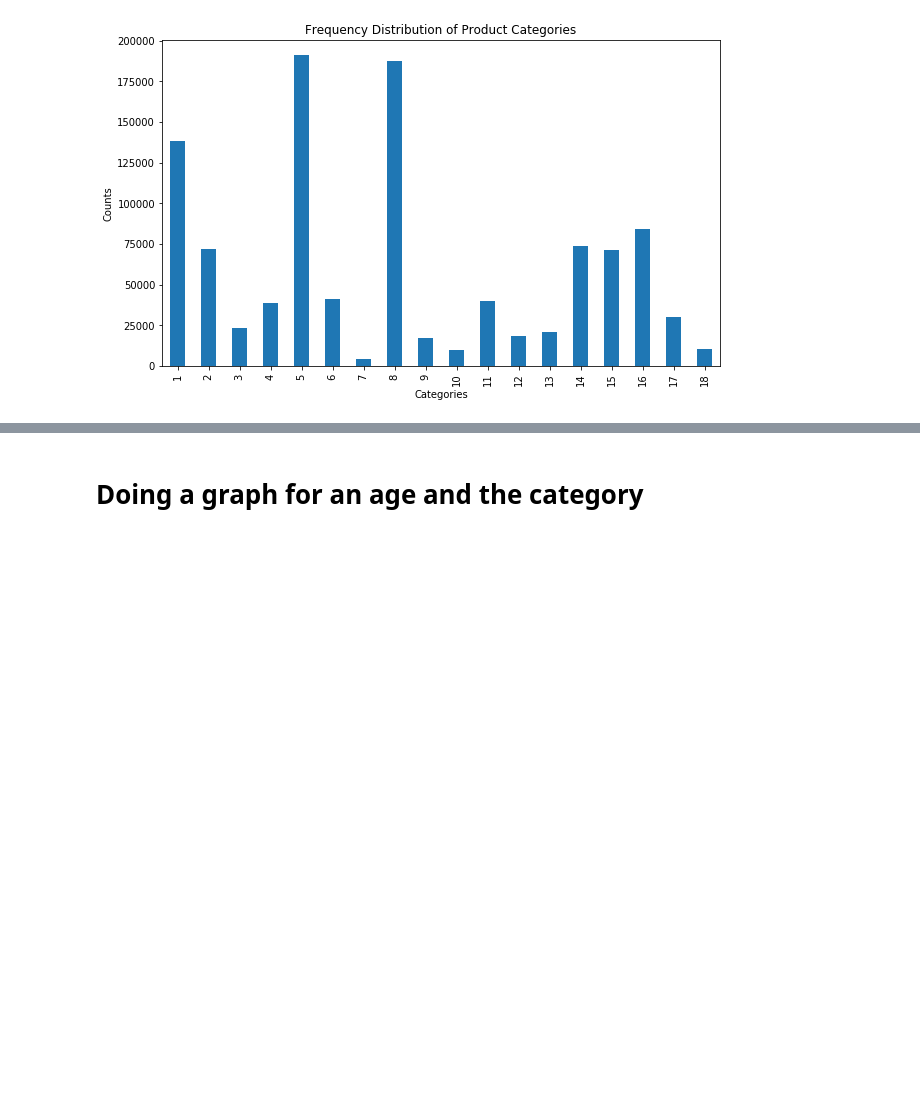
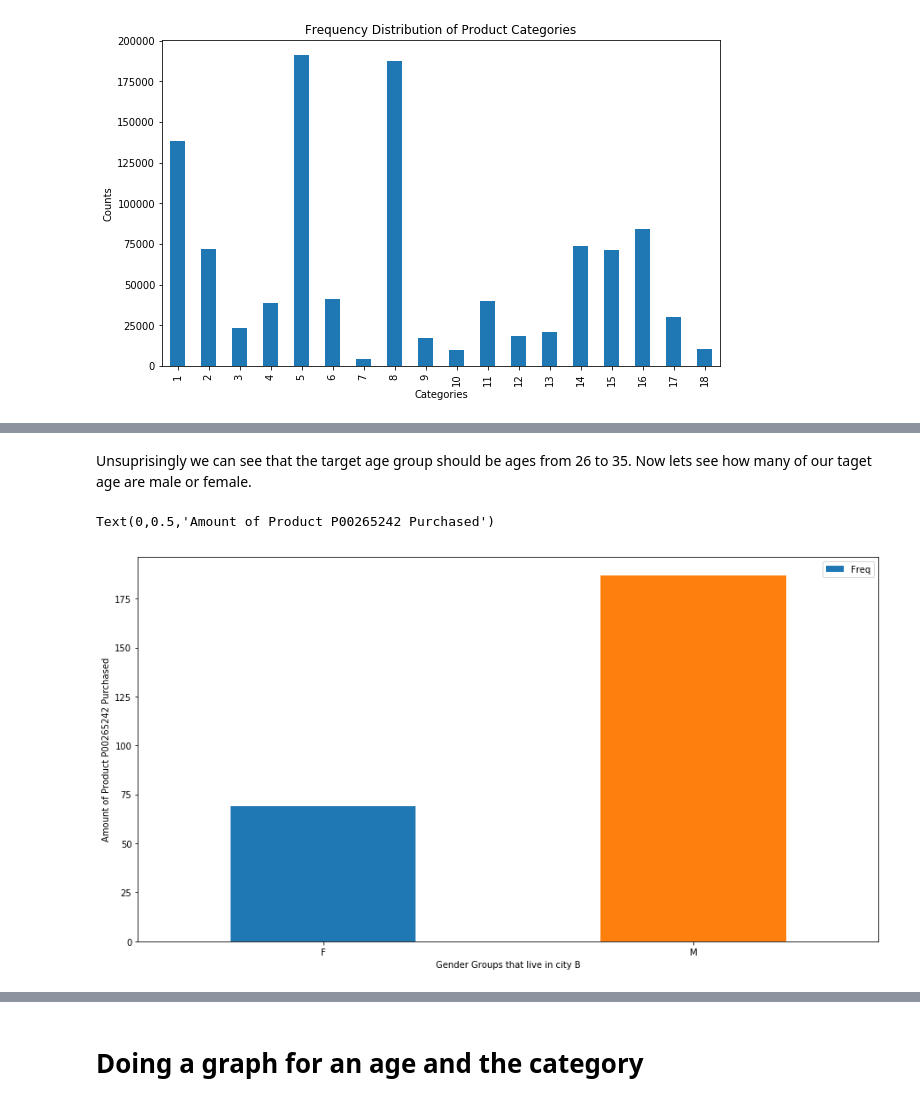
Before and after one commit to mtruon11/Black-Friday-Analysis, a Jupyter notebook: Black-Friday-Analysis.ipynb, the cells around one changed output, grey strips where cells are left out. Cells and saved outputs as stored; diff of their text form; code cells hidden in the pictures; blank space fills up the shorter version.

```diff
--- a/Black-Friday-Analysis.ipynb
+++ b/Black-Friday-Analysis.ipynb
@@ -302,0 +337,16 @@ Text(0,0.5,'Counts')
+# %% [markdown]
+Unsuprisingly we can see that the target age group should be ages from 26 to 35. Now lets see how many of our taget
+age are male or female.
+# %%
+target = city_B_best_seller.loc[city_B_best_seller['Age']=='26-35']
+freq_purchase =  target.groupby(['Gender']).Product_ID.count().to_frame()
+freq_purchase['Freq'] = freq_purchase.Product_ID #create a new column named "Freq"
+freq_purchase = freq_purchase.drop(columns=['Product_ID'], axis=1)
+freq_purchase.reset_index(level=0, inplace=True)
+ax = freq_purchase.plot.bar(x='Gender', y='Freq', rot=0)
+ax.figure.set_size_inches(15, 8)
+plt.xlabel("Gender Groups that live in city B")
+plt.ylabel("Amount of Product P00265242 Purchased")
+# %% [output]
+Text(0,0.5,'Amount of Product P00265242 Purchased')
+[figure, added]
```
Also changed, not shown: parts of 10 cells of this notebook.
